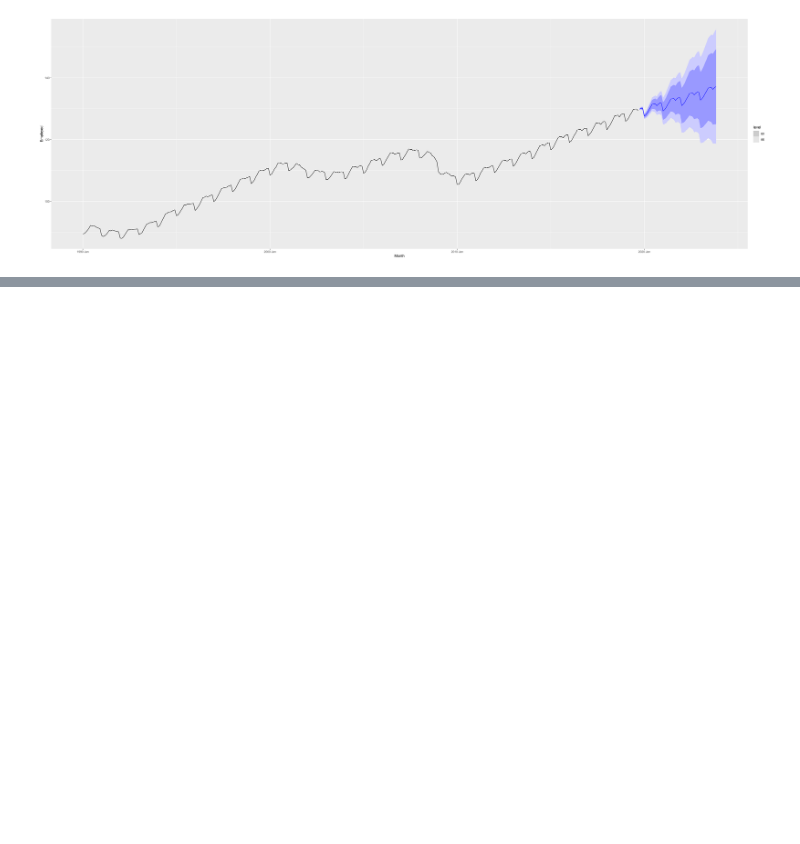
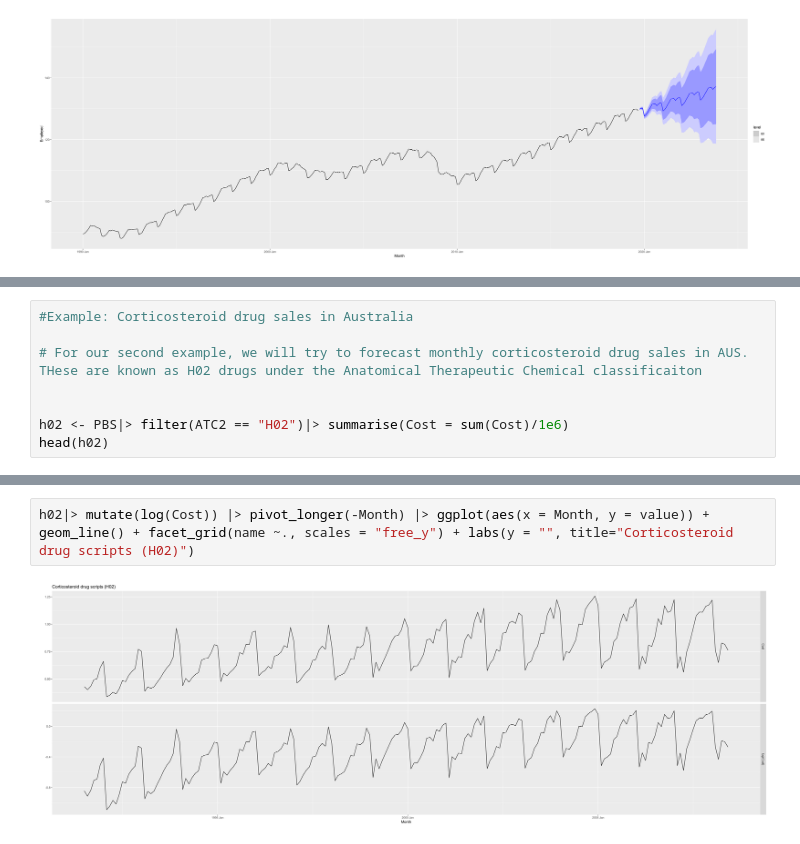
Before and after one commit to ARKA1112/Time_Series_R, a Jupyter notebook: OTEXTS_9.ipynb, the cells around one changed output, grey strips where cells are left out. Cells and saved outputs as stored; diff of their text form; blank space fills up the shorter version.

```diff
--- a/OTEXTS_9.ipynb
+++ b/OTEXTS_9.ipynb
@@ -469,0 +468,8 @@ forecast(fit,h=50)|>filter(.model == "arima310011")|> autoplot(total_private)
+# %%
+#Example: Corticosteroid drug sales in Australia
+
+# For our second example, we will try to forecast monthly corticosteroid drug sales in AUS. THese are known as H02 drugs under the Anatomical Therapeutic Chemical classificaiton
+
+
+h02 <- PBS|> filter(ATC2 == "H02")|> summarise(Cost = sum(Cost)/1e6)
+head(h02)
@@ -469,0 +486,4 @@ forecast(fit,h=50)|>filter(.model == "arima310011")|> autoplot(total_private)
+# %%
+h02|> mutate(log(Cost)) |> pivot_longer(-Month) |> ggplot(aes(x = Month, y = value)) + geom_line() + facet_grid(name ~., scales = "free_y") + labs(y = "", title="Corticosteroid drug scripts (H02)")
+# %% [output]
+[figure, added]
```
Also changed, not shown: parts of 9 cells of this notebook.
